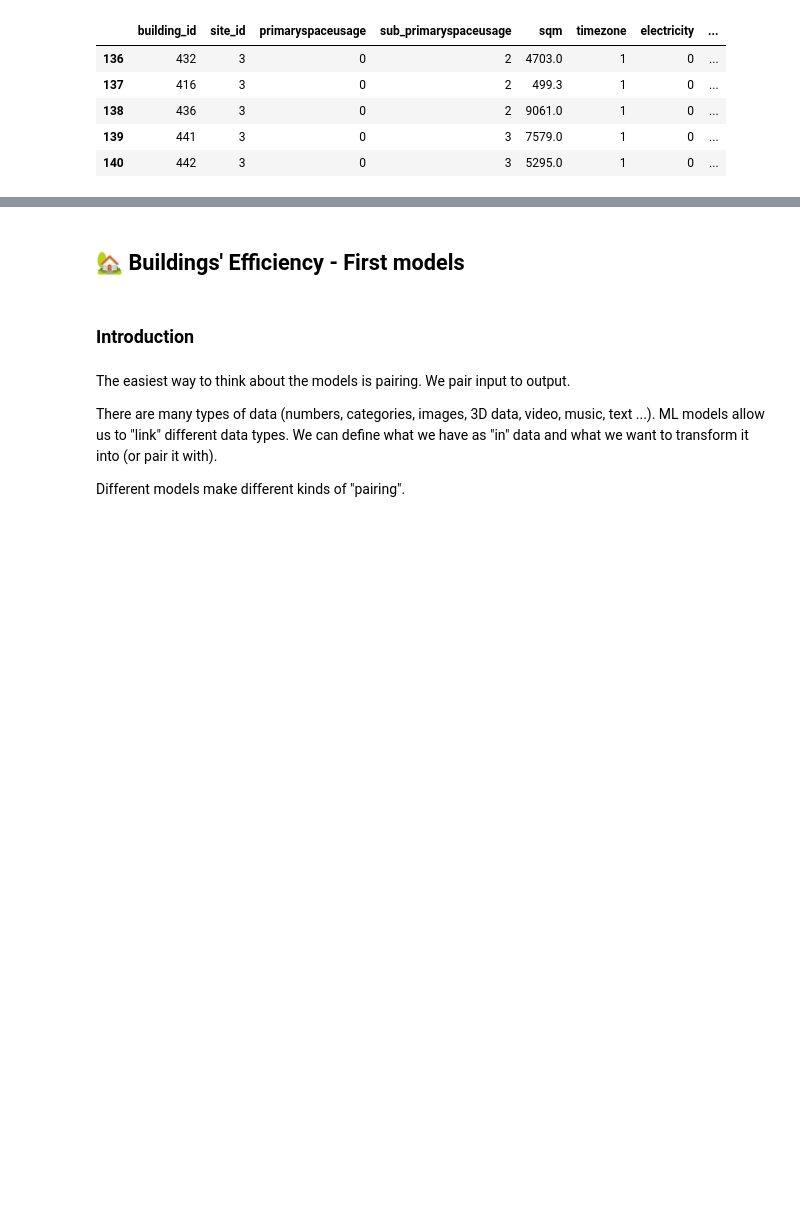
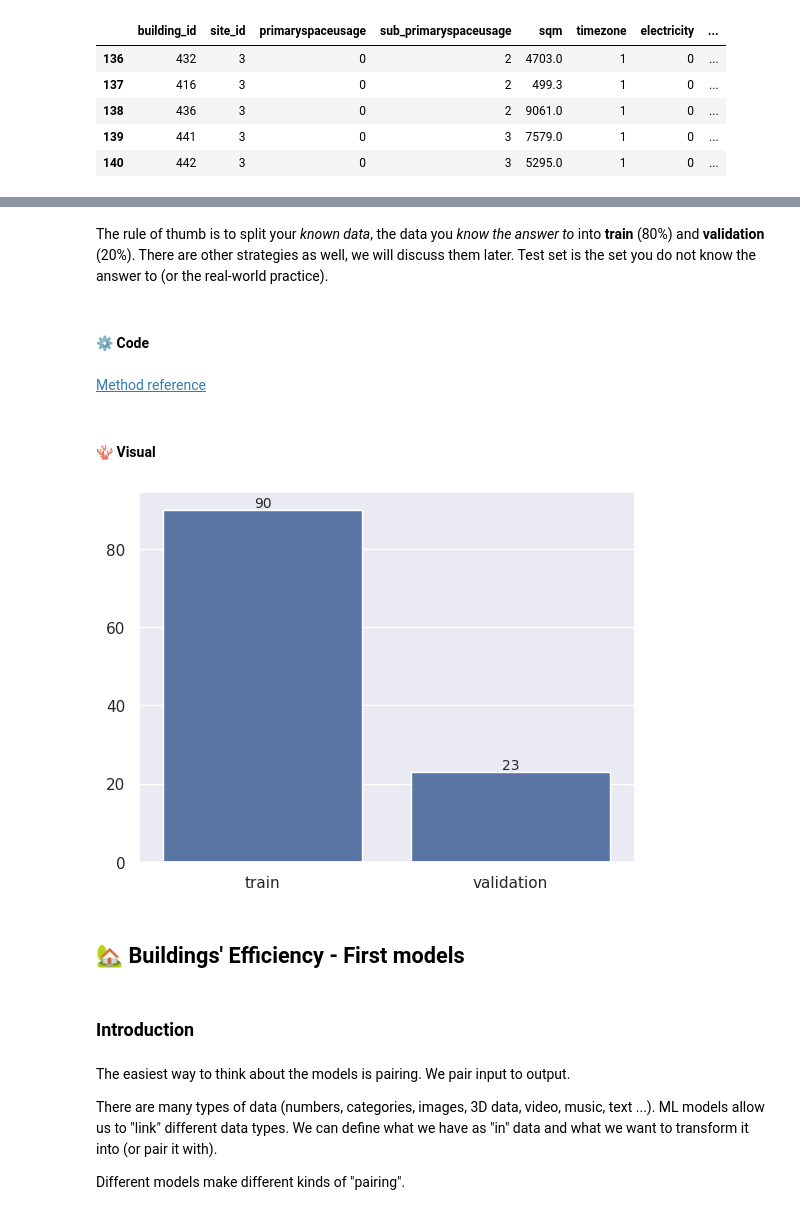
Before and after one commit to STASYA00/IAAC2024_tutorials, a Jupyter notebook: notebooks/04_model_overview.ipynb, the cells around one changed output, grey strips where cells are left out. Cells and saved outputs as stored; diff of their text form; code cells hidden in the pictures; blank space fills up the shorter version.

```diff
--- a/notebooks/04_model_overview.ipynb
+++ b/notebooks/04_model_overview.ipynb
@@ -37,0 +46,6 @@ X_test.fillna(0, inplace=True)
+# %% [markdown]
+The rule of thumb is to split your _known data_, the data you _know the answer to_ into **train** (80%) and **validation** (20%). There are other strategies as well, we will discuss them later. Test set is the set you do not know the answer to (or the real-world practice).
+# %% [markdown]
+#### ⚙️ Code
+# %% [markdown]
+[Method reference](https://scikit-learn.org/stable/modules/generated/sklearn.model_selection.train_test_split.html)
@@ -38,3 +57,11 @@ X_test.fillna(0, inplace=True)
+# %% [markdown]
+#### 🪸 Visual
+# %%
+sns.set()
+ax = sns.barplot(y=[X_train.shape[0], X_valid.shape[0]], x=["train", "validation"])
+_ = ax.bar_label(ax.containers[0], fontsize=10)  # plotting the actual size on top of the bars
+# %% [output]
+[figure, added]
 # %% [markdown]
 ## 🏡 Buildings' Efficiency - First models
 # %% [markdown]
```
Also changed, not shown: parts of 10 cells of this notebook, 1 other file.
